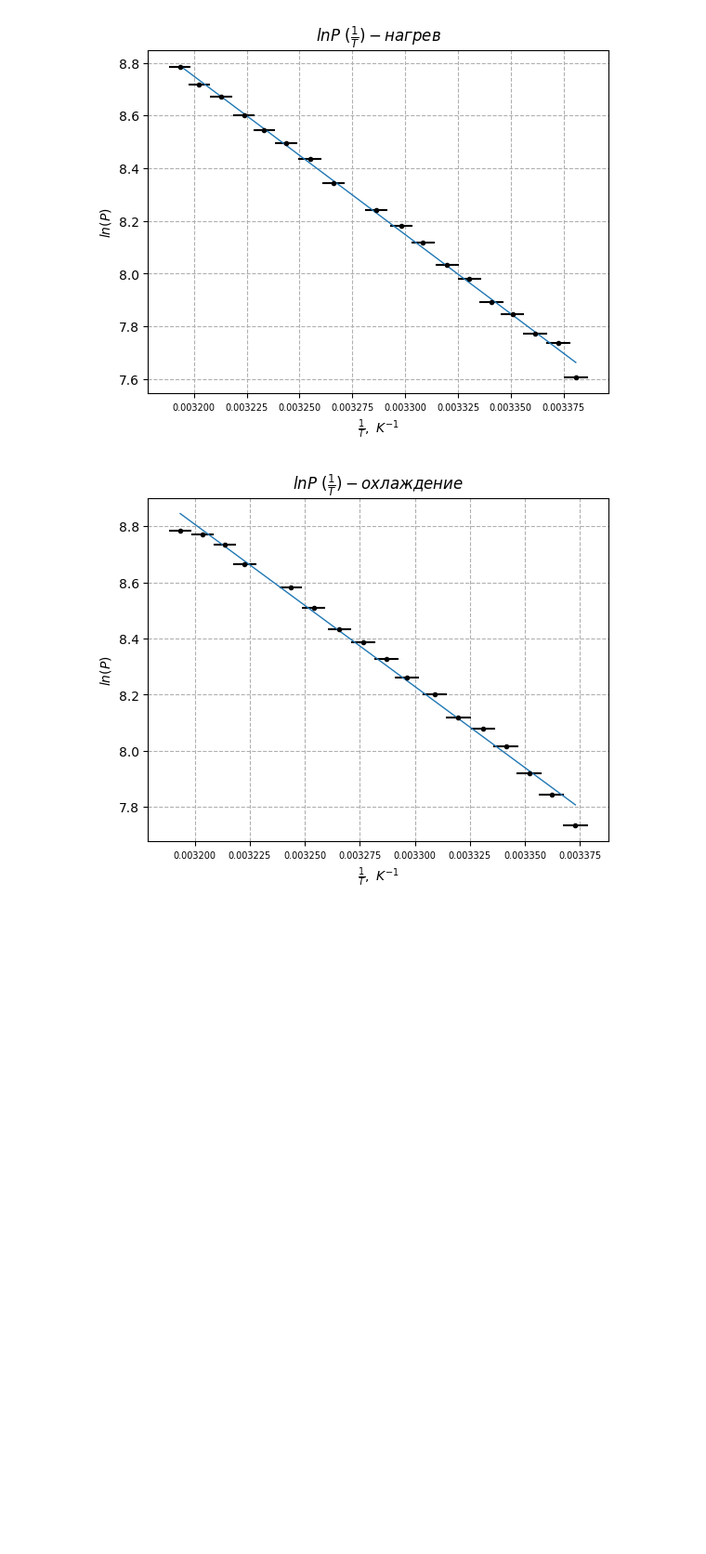
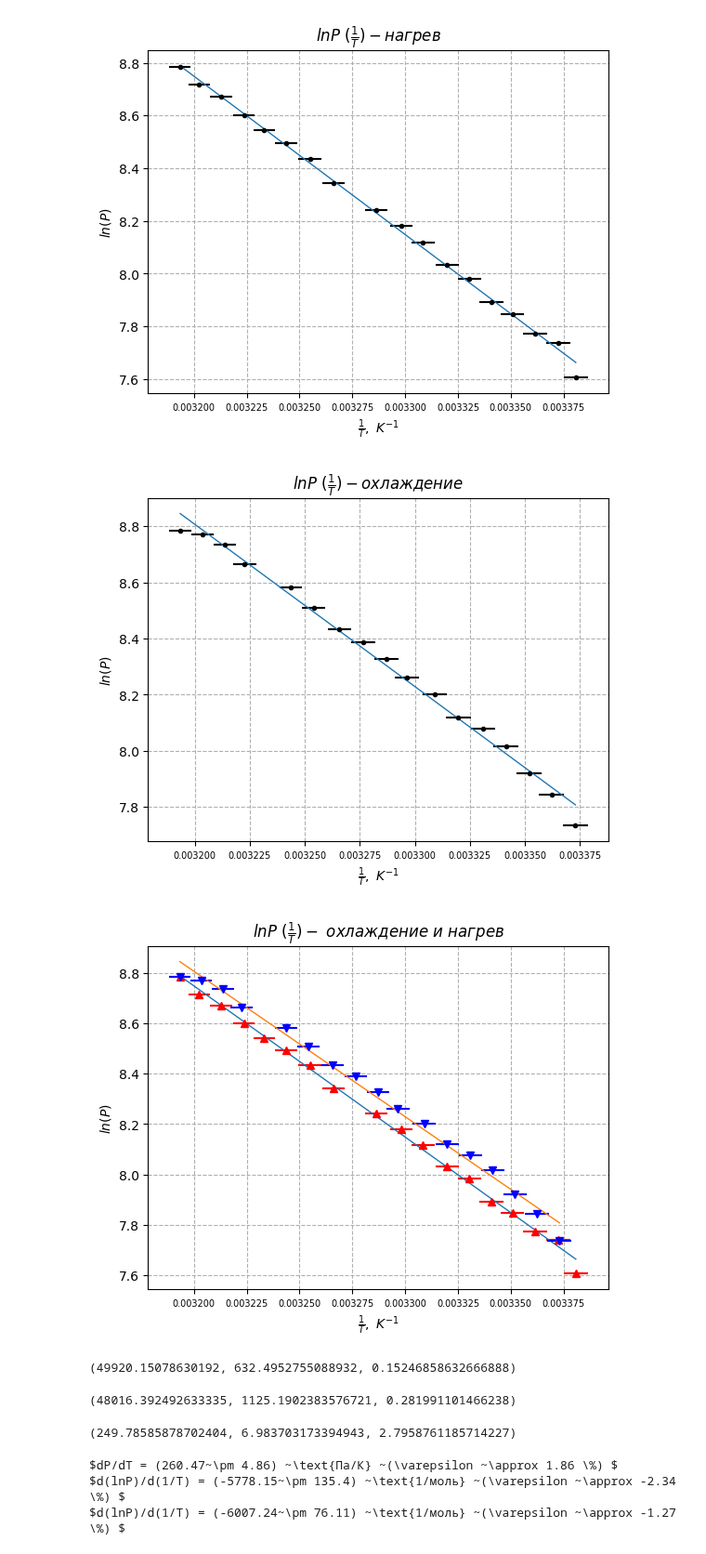
Before and after one commit to UjeNeTORT/labs, a Jupyter notebook: sem_2/2.4.1/laba.ipynb, the cells around one changed output. Shown at 93% size. Cells and saved outputs as stored; diff of their text form; code cells hidden in the pictures; blank space fills up the shorter version.

```diff
--- a/sem_2/2.4.1/laba.ipynb
+++ b/sem_2/2.4.1/laba.ipynb
@@ -15,6 +15,7 @@ sigma_h = .005 * 0.01   # m
 RHO_HG = 13600
 g      = 9.81
 CVT_K  = 273.15
+R      = 8.31
 # %%
 def LeastSquares(x_arr, y_arr): # returns [k, b, sigma_k, sigma b]
     v = x_arr
@@ -51,9 +108,13 @@ class Experiment:
         self.sigmas_ln_delta_p  = [sigma_p / p for p, sigma_p in zip(self.deltas_p, self.sigmas_delta_p)]
 
 
-        self.dP_dT, self.b_PT, self.kerr, self.berr = LeastSquares (self.Ts, self.deltas_p)
+        self.dP_dT, self.b_PT, self.sigma_dP_dT, self.berr = LeastSquares (self.Ts, self.deltas_p)
 
-        self.dlnP_d1_T, self.blnP_1_T, self.kerr, self.berr = LeastSquares (self._1_T, self.ln_deltas_p)
+        self.dlnP_d1_T, self.blnP_1_T, self.sigma_logdPT, self.berr = LeastSquares (self._1_T, self.ln_deltas_p)
+
+        self.L = -R * self.dlnP_d1_T
+        self.sigma_L = np.abs (- R * self.sigma_logdPT)
+        self.eps_L   = np.abs (self.sigma_logdPT / self.L * 100)
 
         print ("data received")
 
@@ -77,19 +138,8 @@ class Experiment:
     def DrawLogTP (self, title):
         plt.figure()
         plt.title(title)
-        plt.xlabel("$\\frac{1}{T}, ~K^{-1}$")
-        plt.ylabel("$ln(P)$")
 
-        plt.grid(True, linestyle = '--')
-
-        plt.tick_params(axis='x', which='major', labelsize=7)
-
-        plt.errorbar(self._1_T, self.ln_deltas_p, xerr=self.sigmas_1_T, yerr=self.sigmas_ln_delta_p, ls = "None", fmt=".k")
-
-        k = self.dlnP_d1_T
-        b = self.blnP_1_T
-        x = np.array ([self._1_T[0], self._1_T[-1]])
-        plt.plot (x, k * x + b, "-", linewidth = 1)
+        DrawGraphLogTP (".k", self._1_T, self.ln_deltas_p, self.sigmas_1_T, self.sigmas_ln_delta_p, self.dlnP_d1_T, self.blnP_1_T)
 
         plt.show()
 # %%
@@ -130,3 +220,30 @@ ExpTempGrow.DrawLogTP ("$lnP ~(\\frac{1}{T}) - нагрев$")
 ExpTempDrop.DrawLogTP ("$lnP ~(\\frac{1}{T}) - охлаждение$")
 # %% [output]
 [figure]
+# %%
+plt.title ("$lnP ~(\\frac{1}{T}) - ~охлаждение ~и ~нагрев$")
+DrawGraphLogTP ("^r", ExpTempGrow._1_T, ExpTempGrow.ln_deltas_p, ExpTempGrow.sigmas_1_T, ExpTempGrow.sigmas_ln_delta_p, ExpTempGrow.dlnP_d1_T, ExpTempGrow.blnP_1_T)
+DrawGraphLogTP ("vb", ExpTempDrop._1_T, ExpTempDrop.ln_deltas_p, ExpTempDrop.sigmas_1_T, ExpTempDrop.sigmas_ln_delta_p, ExpTempDrop.dlnP_d1_T, ExpTempDrop.blnP_1_T)
+plt.show()
+# %% [output]
+[figure, added]
+# %%
+ExpTempGrow.L, ExpTempGrow.sigma_L, ExpTempGrow.eps_L
+# %% [output]
+(49920.15078630192, 632.4952755088932, 0.15246858632666888)
+# %%
+ExpTempDrop.L, ExpTempDrop.sigma_L, ExpTempDrop.eps_L
+# %% [output]
+(48016.392492633335, 1125.1902383576721, 0.281991101466238)
+# %%
+ExpTempGrow.dP_dT, ExpTempGrow.sigma_dP_dT, ExpTempGrow.sigma_dP_dT / ExpTempGrow.dP_dT * 100
+# %% [output]
+(249.78585878702404, 6.983703173394943, 2.7958761185714227)
+# %%
+GetCalcReport ("dP/dT", "Па/К", ExpTempDrop.dP_dT, ExpTempDrop.sigma_dP_dT, 2)
+GetCalcReport ("d(lnP)/d(1/T)", "1/моль", ExpTempDrop.dlnP_d1_T, ExpTempDrop.sigma_logdPT, 2)
+GetCalcReport ("d(lnP)/d(1/T)", "1/моль", ExpTempGrow.dlnP_d1_T, ExpTempGrow.sigma_logdPT, 2)
+# %% [output]
+$dP/dT = (260.47~\pm 4.86) ~\text{Па/К} ~(\varepsilon ~\approx 1.86 \%) $
+$d(lnP)/d(1/T) = (-5778.15~\pm 135.4) ~\text{1/моль} ~(\varepsilon ~\approx -2.34 \%) $
+$d(lnP)/d(1/T) = (-6007.24~\pm 76.11) ~\text{1/моль} ~(\varepsilon ~\approx -1.27 \%) $
```
Also changed, not shown: parts of 4 cells of this notebook, 1 other file.
